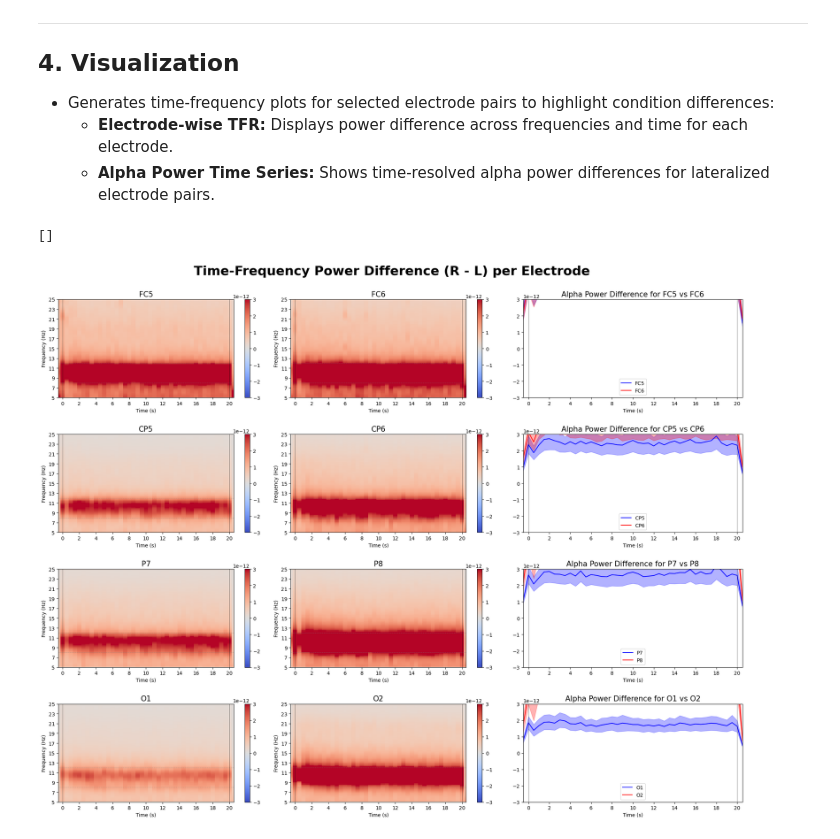
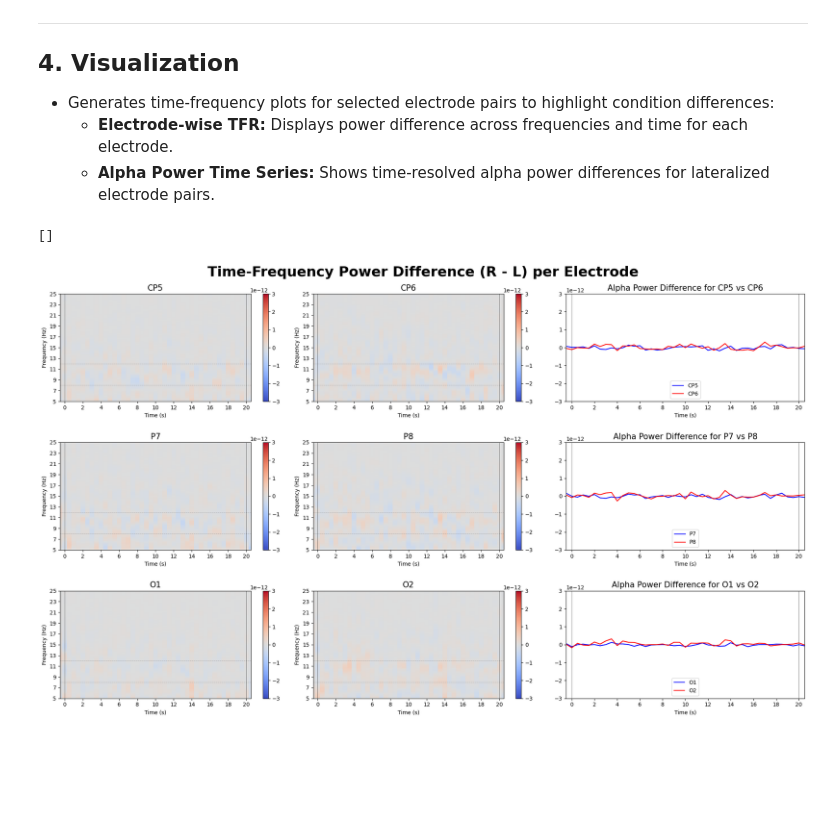
Before and after one commit to rvodila/Decoding-Covert-Attention-2025, a Jupyter notebook: Notebooks/Alpha/alpha_TFR_dynamics_delta.ipynb, the cells around one changed output. Cells and saved outputs as stored; diff of their text form; code cells hidden in the pictures; blank space fills up the shorter version.

```diff
--- a/Notebooks/Alpha/alpha_TFR_dynamics_delta.ipynb
+++ b/Notebooks/Alpha/alpha_TFR_dynamics_delta.ipynb
@@ -114,7 +134,7 @@ noverlap = int(nperseg * 0.5)
 
 
 # Specify channels to plot, Make sure to update *channel pairs* in plotting part accordingly
-selected_channels = ['P7', 'P8', 'O1', 'O2', 'CP5', 'CP6', 'FC5', 'FC6']
+selected_channels = ['P7', 'P8', 'O1', 'O2', 'CP5', 'CP6']
 ch_names = selected_channels  # channel names for indexing/plotting
 
 # Initialize lists to collect features and labels from all subjects
@@ -128,7 +148,7 @@ ch_map = {ch:i for i,ch in enumerate(ch_names)}
 for subject in subjects:
     # Load the NPZ file
     file_dir = os.path.join(derivatives_dir, 'preprocessed', "alpha", f"sub-{subject}")
-    file_path = os.path.join(file_dir, f"sub-{subject}_task-{task}_alpha.npz")
+    file_path = os.path.join(file_dir, f"sub-{subject}_task-{task}_alpha_64_noica.npz")
 
     if not os.path.exists(file_path):
         print(f"File not found: {file_path}")
@@ -174,8 +194,8 @@ power_tfr_left_stack = np.stack(power_tfr_left, axis=0)   # (n_subj, n_channels,
 power_tfr_right_stack = np.stack(power_tfr_right, axis=0) # (n_subj, n_channels, n_freqs, n_times)
 
 # Remove problematic subject (e.g., subject at index 1)
-power_tfr_right_stack = np.delete(power_tfr_right_stack, 1, axis=0)
-power_tfr_left_stack = np.delete(power_tfr_left_stack, 1, axis=0)
+#power_tfr_right_stack = np.delete(power_tfr_right_stack, 1, axis=0)
+#power_tfr_left_stack = np.delete(power_tfr_left_stack, 1, axis=0)
 
 # Compute subject-level difference (R - L)
 power_tfr_delta_stack = power_tfr_right_stack - power_tfr_left_stack
@@ -213,7 +233,6 @@ alpha_power = np.mean(power_tfr_delta[:, alpha_mask, :], axis=1)  # (n_channels,
 
 # Define electrode pairs. They must be included in selected_channels
 electrode_pairs = [
-    ('FC5', 'FC6'),
     ('CP5', 'CP6'),
     ('P7', 'P8'),
     ('O1', 'O2'),
@@ -270,36 +289,36 @@ for i, (left_electrode, right_electrode) in enumerate(electrode_pairs):
     right_mean = alpha_power_mean[right_idx]   # (n_times,)
     right_se   = alpha_power_se[right_idx]       # (n_times,)
 
     ax = fig.add_subplot(gs[i, 2])
     # Plot mean time series for left electrode
     ax.plot(times_plot, left_mean, label=left_electrode, color='blue')
     ax.fill_between(times_plot, left_mean - left_se, left_mean + left_se, color='blue', alpha=0.3)
     # Plot mean time series for right electrode
     ax.plot(times_plot, right_mean, label=right_electrode, color='red')
     ax.fill_between(times_plot, right_mean - right_se, right_mean + right_se, color='red', alpha=0.3)
     ax.set_ylim(vmin, vmax)
     ax.set_xlim(-0.5, 20.5)
     ax.set_xticks(xticks)
     # Vertical bars at t=0 and t=20
     ax.axvline(x=0, color='k', linestyle='-', linewidth=0.7, alpha=0.5)
     ax.axvline(x=20, color='k', linestyle='-', linewidth=0.7, alpha=0.5)
     ax.set_title(f'Alpha Power Difference for {left_electrode} vs {right_electrode}', fontsize=15)
     ax.set_xlabel("Time (s)")
     ax.set_ylabel("")
     ax.legend(loc='lower center')
 
 plt.tight_layout(rect=[0, 0, 1, 0.94])
 fig.subplots_adjust(top=0.92)
 
 plots_dir = join(alpha_dir, "plots")
 os.makedirs(os.path.dirname(plots_dir), exist_ok=True)
 
-plt.savefig(join(plots_dir, f"TFR_alpha_lateralization.png"), dpi=300)
-plt.savefig(join(plots_dir, f"TFR_alpha_lateralization.svg"), dpi=300)
+#plt.savefig(join(plots_dir, f"TFR_alpha_lateralization.png"), dpi=300)
+#plt.savefig(join(plots_dir, f"TFR_alpha_lateralization.svg"), dpi=300)
 plt.plot()
 # %% [output]
 []
-[figure, old version]
+[figure, new version]
 # %%
 import os
 import numpy as np
```
Also changed, not shown: parts of 4 cells of this notebook, 5 other files.
